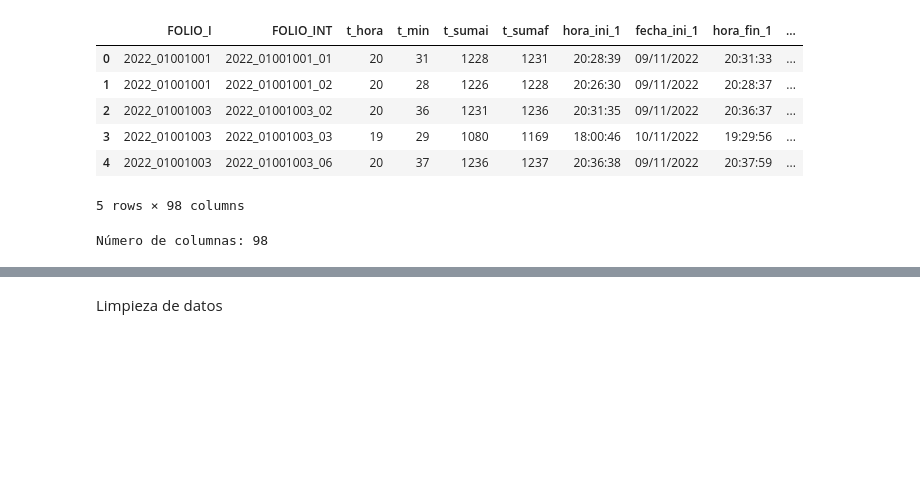
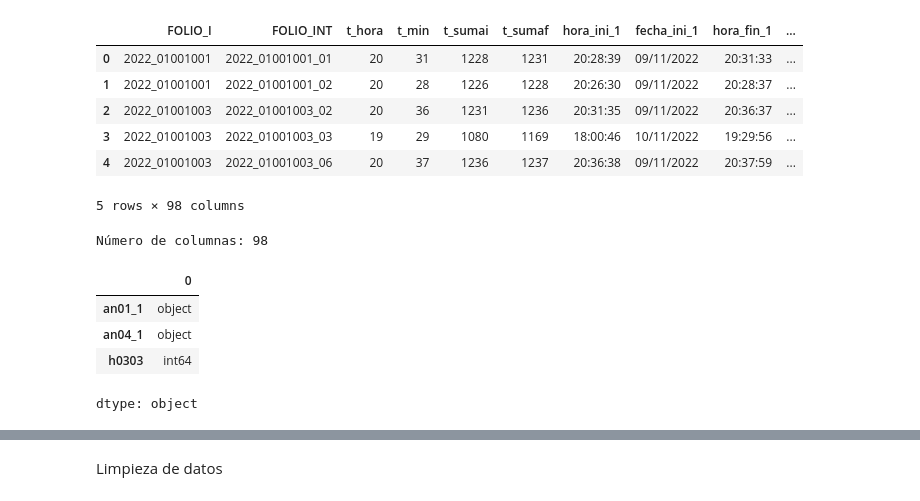
Before and after one commit to OscarGalloGarcia/Msc-artificial-neural-networks, a Jupyter notebook: P2_Adaline_RedesNeuronalesArtificiales.ipynb, the cells around one changed output, grey strips where cells are left out. Cells and saved outputs as stored; diff of their text form; code cells hidden in the pictures; blank space fills up the shorter version.

```diff
--- a/P2_Adaline_RedesNeuronalesArtificiales.ipynb
+++ b/P2_Adaline_RedesNeuronalesArtificiales.ipynb
@@ -128,3 +106,11 @@ num_columnas_len = len(dataset.columns)
 print(f"Número de columnas: {num_columnas_len}")
 # %% [output]
 Número de columnas: 98
+# %%
+dataset[['an01_1', 'an04_1', 'h0303']].dtypes
+# %% [output]
+|  | 0 |
+| an01_1 | object |
+| an04_1 | object |
+| h0303 | int64 |
+dtype: object
```
Also changed, not shown: parts of 20 cells of this notebook.
